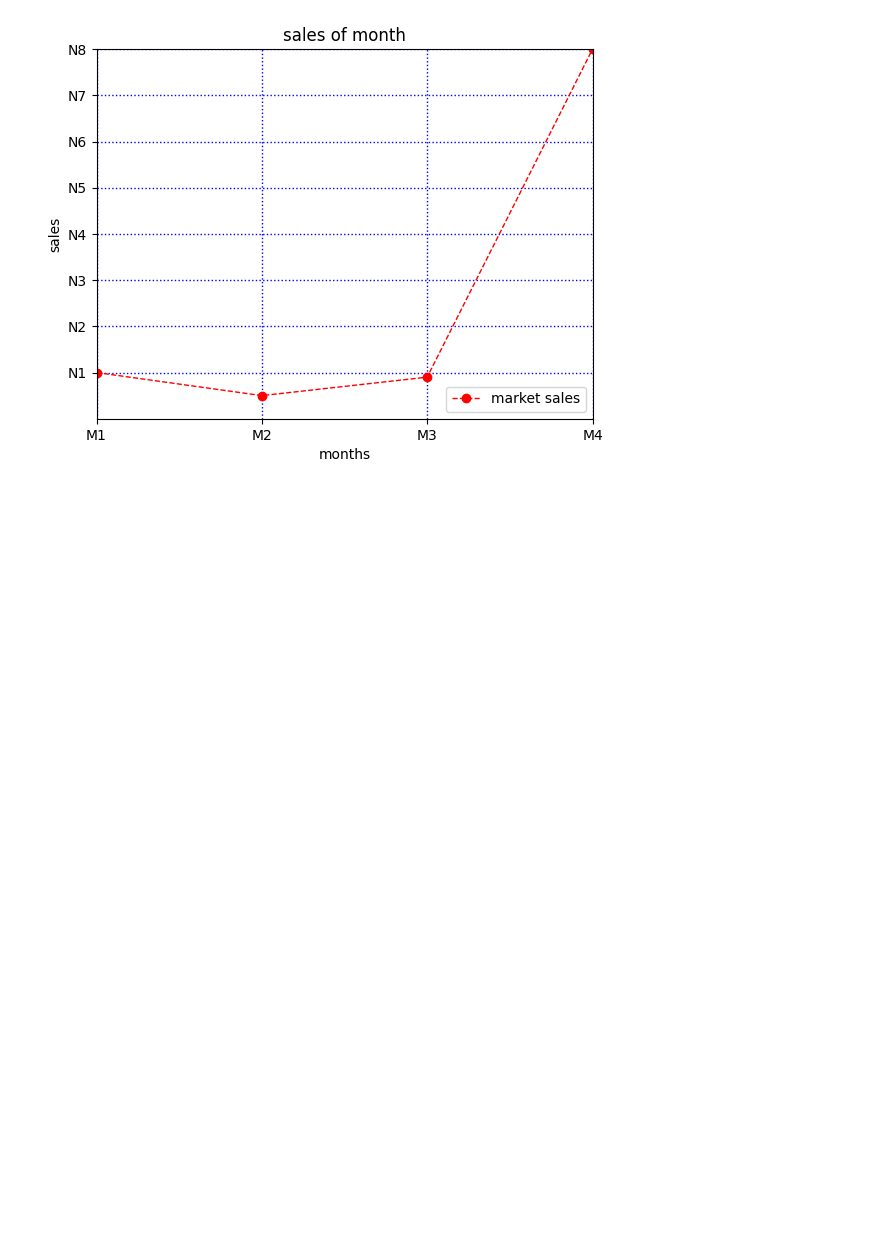
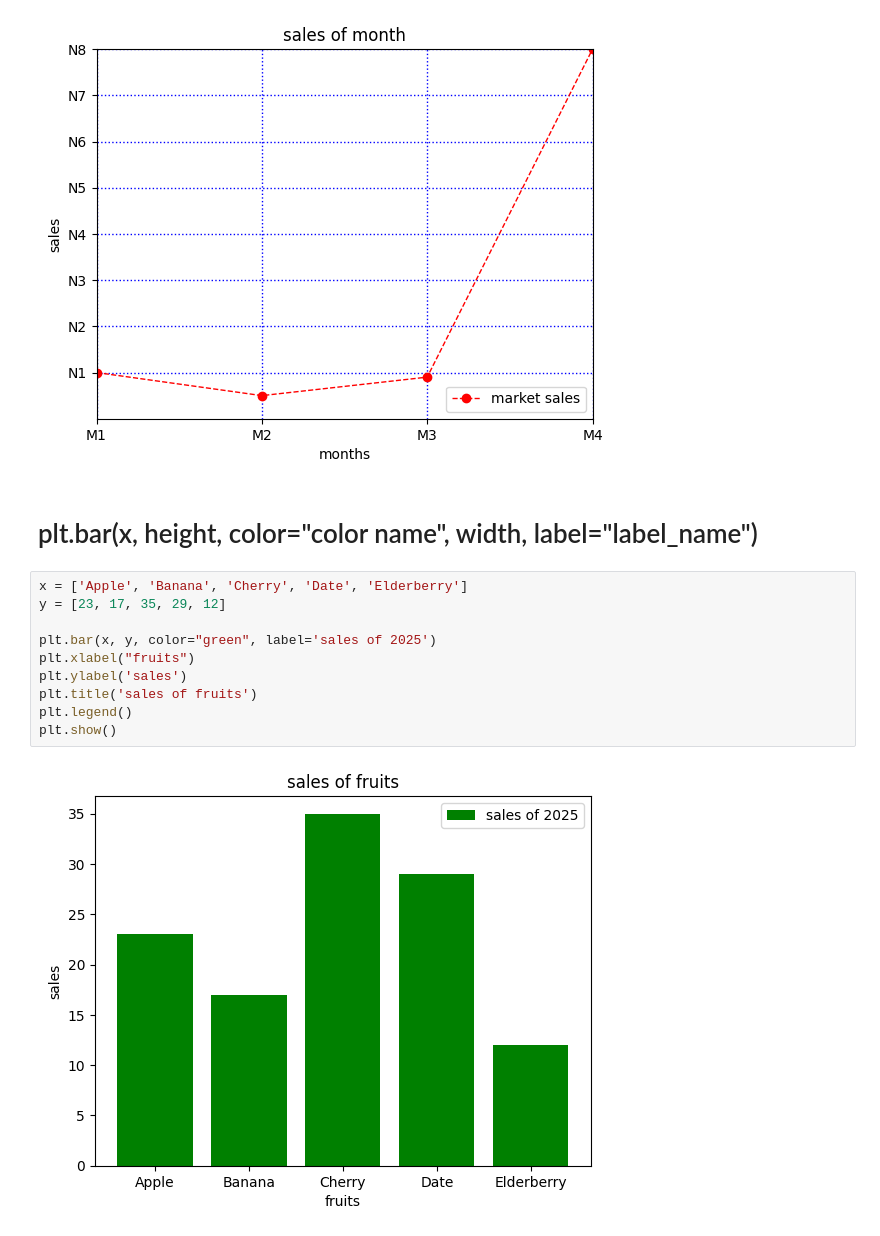
Before and after one commit to Arth9vansola/matplotlib, a Jupyter notebook: matplotlib.ipynb, the cells around one changed output. Drawn from its saved outputs; the diff is of its cells as text; blank space fills up the shorter version.

```diff
--- a/matplotlib.ipynb
+++ b/matplotlib.ipynb
@@ -41,3 +41,17 @@ plt.yticks([1000, 2000, 3000, 4000, 5000, 6000, 7000, 8000], ["N1", "N2", "N3",
 plt.show()
 # %% [output]
 [figure]
+# %% [markdown]
+# plt.bar(x, height, color="color name", width, label="label_name")
+# %%
+x = ['Apple', 'Banana', 'Cherry', 'Date', 'Elderberry']
+y = [23, 17, 35, 29, 12]
+
+plt.bar(x, y, color="green", label='sales of 2025')
+plt.xlabel("fruits")
+plt.ylabel('sales')
+plt.title('sales of fruits')
+plt.legend()
+plt.show()
+# %% [output]
+[figure, added]
```
Also changed, not shown: parts of 13 cells of this notebook, 10 other files.
